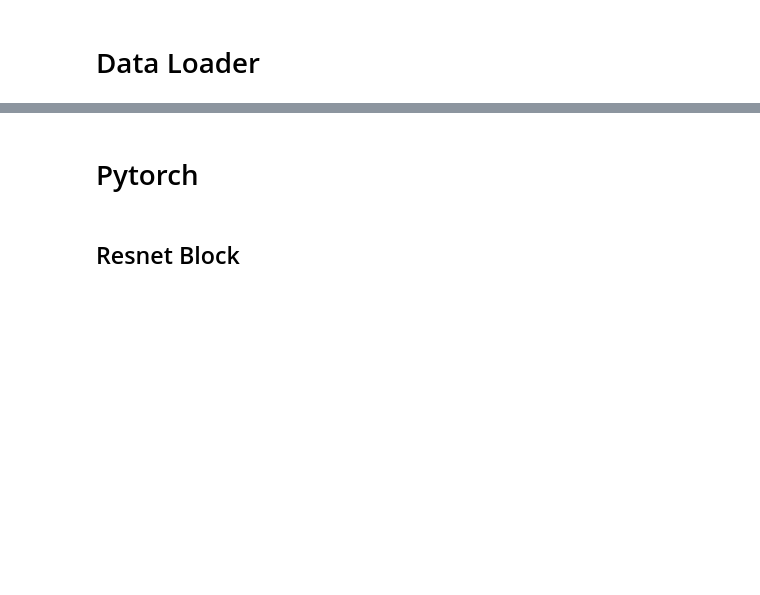
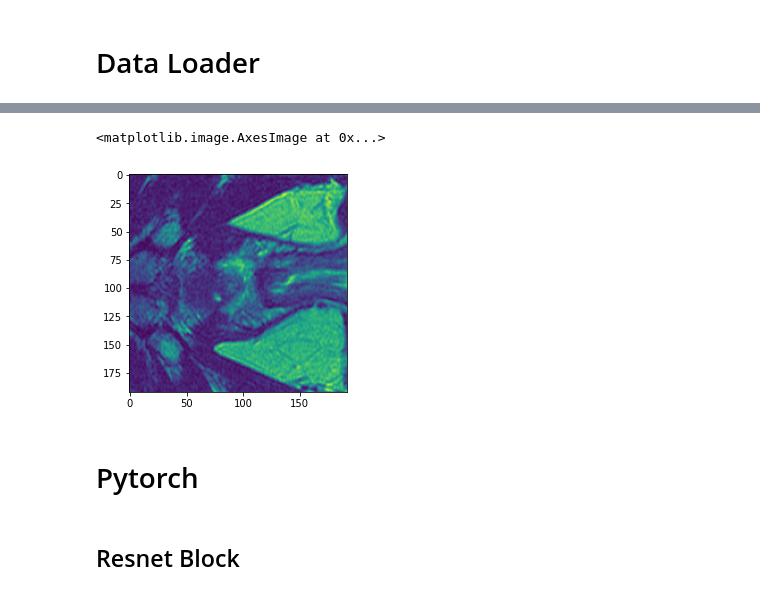
Before and after one commit to qazalmehrban/Medical-Segmentation, a Jupyter notebook: Unet_test.ipynb, the cells around one changed output, grey strips where cells are left out. Cells and saved outputs as stored; diff of their text form; code cells hidden in the pictures; blank space fills up the shorter version.

```diff
--- a/Unet_test.ipynb
+++ b/Unet_test.ipynb
@@ -199,3 +185,8 @@ def crop_specific(im, mask, crop_size):
+# %%
+plt.imshow(f[0][0,0])
+# %% [output]
+<matplotlib.image.AxesImage at 0x...>
+[figure, added]
 # %% [markdown]
 # Pytorch
 # %% [markdown]
```
Also changed, not shown: parts of 23 cells of this notebook.
